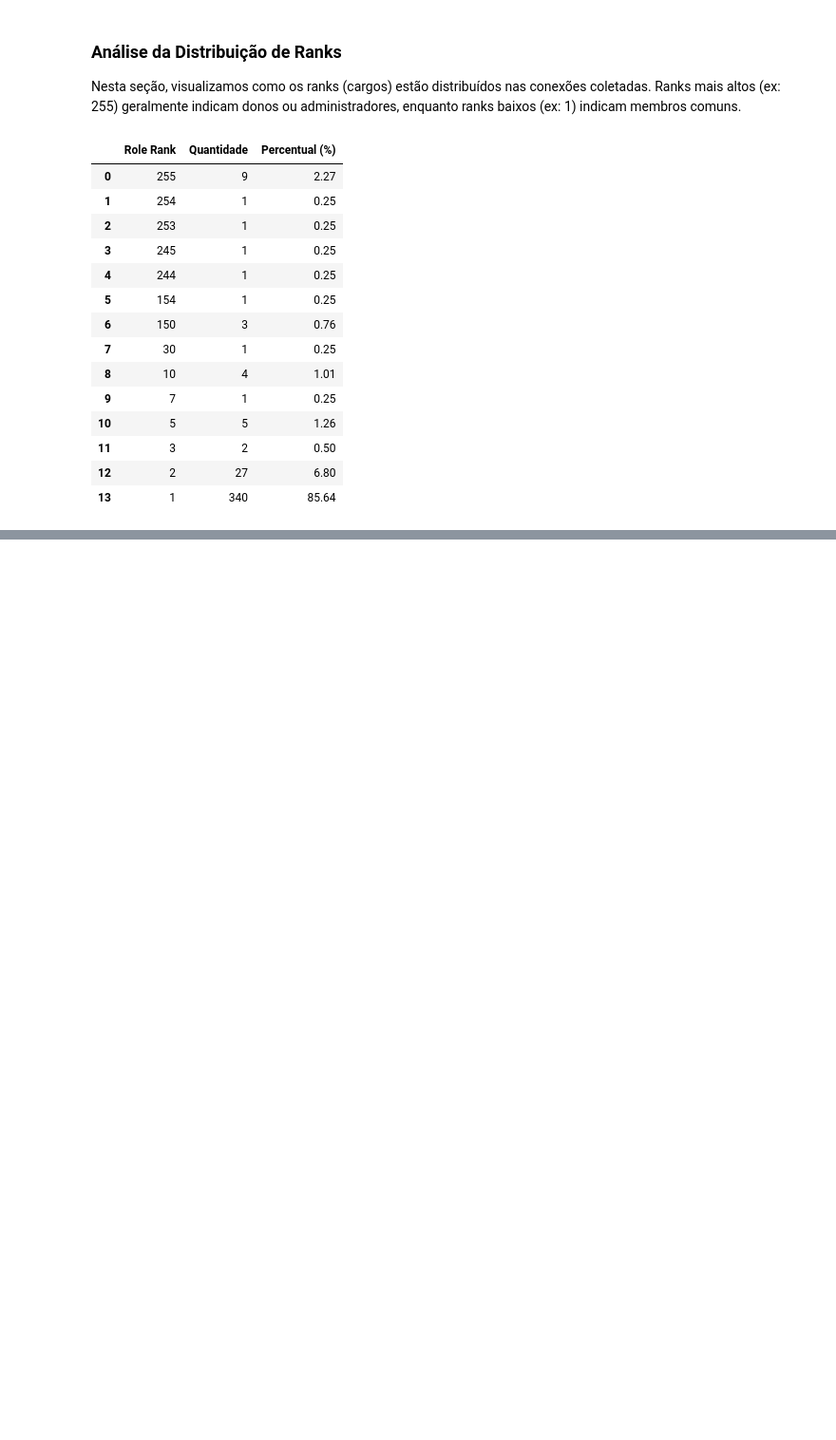
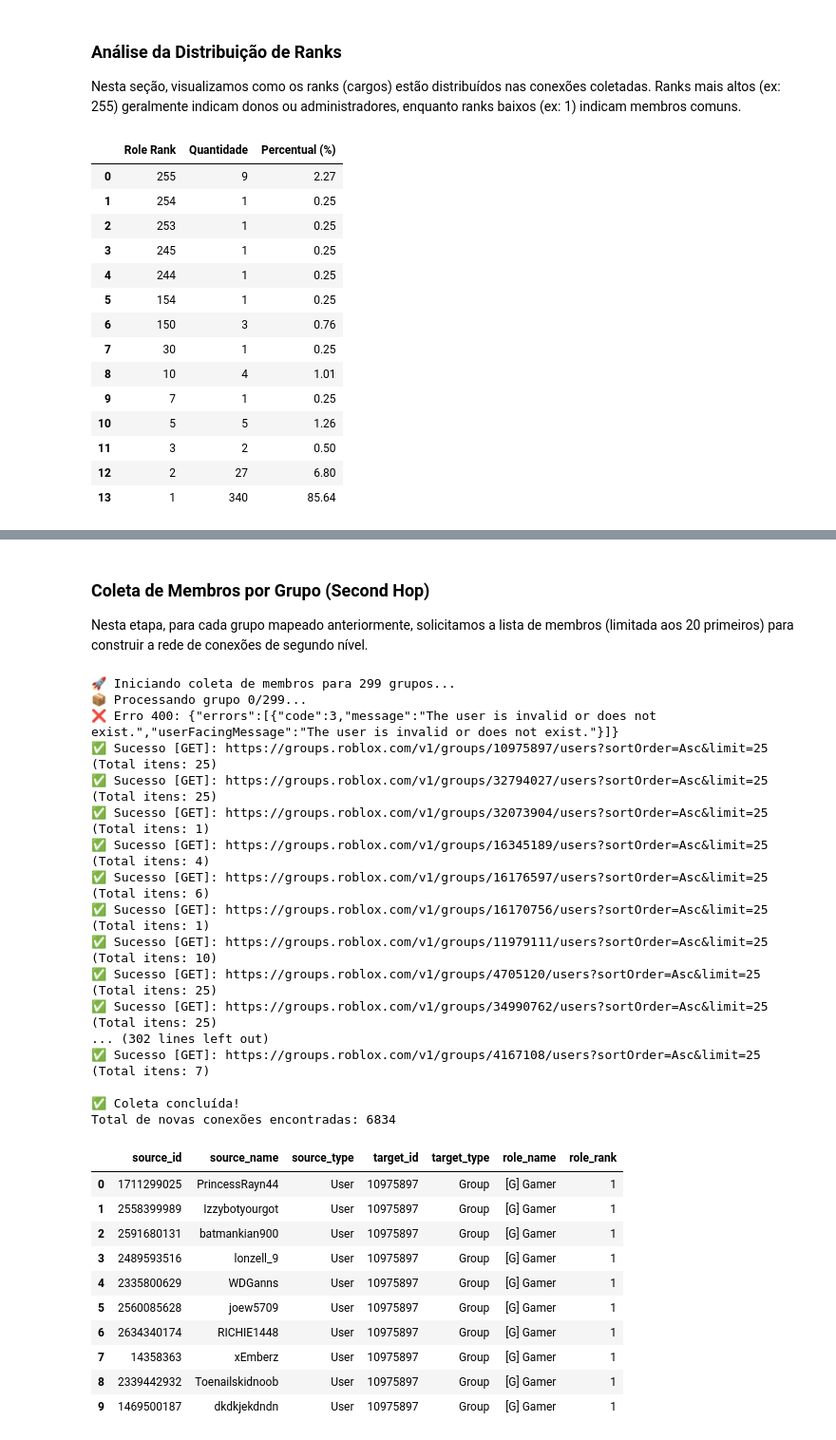
Before and after one commit to Joaoplims/sna_roblox_kg, a Jupyter notebook: Roblox_KG.ipynb, the cells around one changed output, grey strips where cells are left out. Shown at 95% size. Saved outputs shown, nothing was run; the diff lists cells and outputs as text; code cells hidden in the pictures; blank space fills up the shorter version.

```diff
--- a/Roblox_KG.ipynb
+++ b/Roblox_KG.ipynb
@@ -421,0 +424,7 @@ display(distribuicao)
+# %%
+# Extraindo os IDs de grupos únicos (target_id) do DataFrame de conexões
+unique_group_ids = df_graph['target_id'].unique().tolist()
+
+print(f"🔍 Total de conexões: {len(df_graph)}")
+print(f"🎯 Total de grupos únicos identificados: {len(unique_group_ids)}")
+print(f"Amostra dos IDs: {unique_group_ids[:10]}")
@@ -421,0 +435,70 @@ display(distribuicao)
+# %% [markdown]
+### Coleta de Membros por Grupo (Second Hop)
+Nesta etapa, para cada grupo mapeado anteriormente, solicitamos a lista de membros (limitada aos 20 primeiros) para construir a rede de conexões de segundo nível.
+# %%
+second_hop_edges = []
+
+
+print(f"🚀 Iniciando coleta de membros para {len(unique_group_ids)} grupos...")
+
+for i, group_id in enumerate(unique_group_ids):
+    # Progresso a cada 20 grupos para não poluir o console
+    if i % 20 == 0:
+        print(f"📦 Processando grupo {i}/{len(unique_group_ids)}...")
+
+    # Endpoint para listar membros do grupo
+    members_url = f"https://groups.roblox.com/v1/groups/{group_id}/users?sortOrder=Asc&limit={SAMPLE_SIZE}"
+
+    response = make_roblox_request(members_url, auto_paginate=False)
+
+    if response and 'data' in response:
+        for member in response['data']:
+            user_info = member.get('user', {})
+            role_info = member.get('role', {})
+
+            second_hop_edges.append({
+                "source_id": user_info.get('userId'),
+                "source_name": user_info.get('username'),
+                "source_type": "User",
+                "target_id": group_id,
+                "target_type": "Group",
+                "role_name": role_info.get('name'),
+                "role_rank": role_info.get('rank')
+            })
+
+    # Delay para evitar 429 (Rate Limit)
+    time.sleep(0.1)
+
+df_second_hop = pd.DataFrame(second_hop_edges)
+print(f"\n✅ Coleta concluída!")
+print(f"Total de novas conexões encontradas: {len(df_second_hop)}")
+display(df_second_hop.head(10))
+# %% [output]
+🚀 Iniciando coleta de membros para 299 grupos...
+📦 Processando grupo 0/299...
+❌ Erro 400: {"errors":[{"code":3,"message":"The user is invalid or does not exist.","userFacingMessage":"The user is invalid or does not exist."}]}
+✅ Sucesso [GET]: https://groups.roblox.com/v1/groups/10975897/users?sortOrder=Asc&limit=25 (Total itens: 25)
+✅ Sucesso [GET]: https://groups.roblox.com/v1/groups/32794027/users?sortOrder=Asc&limit=25 (Total itens: 25)
+✅ Sucesso [GET]: https://groups.roblox.com/v1/groups/32073904/users?sortOrder=Asc&limit=25 (Total itens: 1)
+✅ Sucesso [GET]: https://groups.roblox.com/v1/groups/16345189/users?sortOrder=Asc&limit=25 (Total itens: 4)
+✅ Sucesso [GET]: https://groups.roblox.com/v1/groups/16176597/users?sortOrder=Asc&limit=25 (Total itens: 6)
+✅ Sucesso [GET]: https://groups.roblox.com/v1/groups/16170756/users?sortOrder=Asc&limit=25 (Total itens: 1)
+✅ Sucesso [GET]: https://groups.roblox.com/v1/groups/11979111/users?sortOrder=Asc&limit=25 (Total itens: 10)
+✅ Sucesso [GET]: https://groups.roblox.com/v1/groups/4705120/users?sortOrder=Asc&limit=25 (Total itens: 25)
+✅ Sucesso [GET]: https://groups.roblox.com/v1/groups/34990762/users?sortOrder=Asc&limit=25 (Total itens: 25)
+... (302 lines left out)
+✅ Sucesso [GET]: https://groups.roblox.com/v1/groups/4167108/users?sortOrder=Asc&limit=25 (Total itens: 7)
+
+✅ Coleta concluída!
+Total de novas conexões encontradas: 6834
+|  | source_id | source_name | source_type | target_id | target_type | role_name | role_rank |
+| 0 | 1711299025 | PrincessRayn44 | User | 10975897 | Group | [G] Gamer | 1 |
+| 1 | 2558399989 | Izzybotyourgot | User | 10975897 | Group | [G] Gamer | 1 |
+| 2 | 2591680131 | batmankian900 | User | 10975897 | Group | [G] Gamer | 1 |
+| 3 | 2489593516 | lonzell_9 | User | 10975897 | Group | [G] Gamer | 1 |
+| 4 | 2335800629 | WDGanns | User | 10975897 | Group | [G] Gamer | 1 |
+| 5 | 2560085628 | joew5709 | User | 10975897 | Group | [G] Gamer | 1 |
+| 6 | 2634340174 | RICHIE1448 | User | 10975897 | Group | [G] Gamer | 1 |
+| 7 | 14358363 | xEmberz | User | 10975897 | Group | [G] Gamer | 1 |
+| 8 | 2339442932 | Toenailskidnoob | User | 10975897 | Group | [G] Gamer | 1 |
+| 9 | 1469500187 | dkdkjekdndn | User | 10975897 | Group | [G] Gamer | 1 |
```
Also changed, not shown: parts of 8 cells of this notebook.
